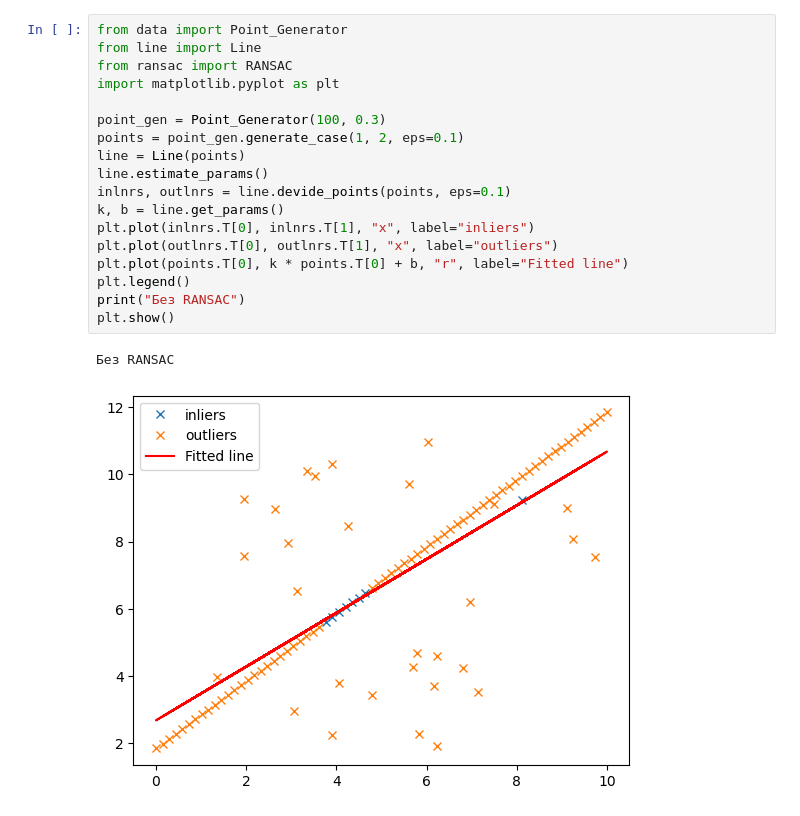
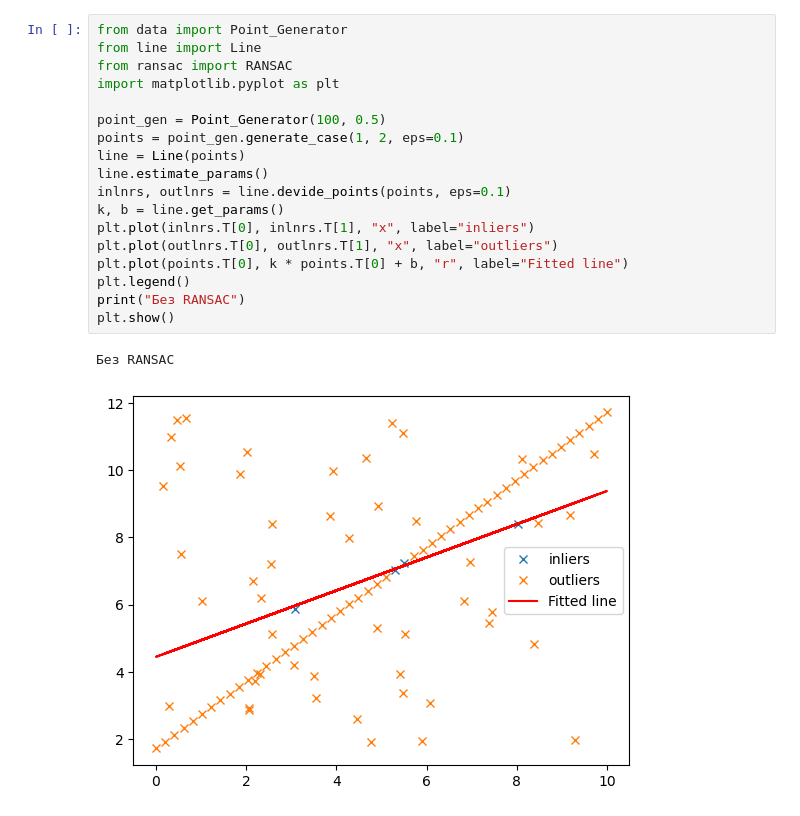
Before and after one commit to Violonur-PavelBI/MAI_AI_labs, a Jupyter notebook: 2_sem/4_labs/test.ipynb, the cells around one changed output. Drawn from its saved outputs; the diff is of its cells as text.

```diff
--- a/2_sem/4_labs/test.ipynb
+++ b/2_sem/4_labs/test.ipynb
@@ -1,21 +1,21 @@
 # %%
 from data import Point_Generator
 from line import Line
 from ransac import RANSAC
 import matplotlib.pyplot as plt
 
-point_gen = Point_Generator(100, 0.3)
+point_gen = Point_Generator(100, 0.5)
 points = point_gen.generate_case(1, 2, eps=0.1)
 line = Line(points)
 line.estimate_params()
 inlnrs, outlnrs = line.devide_points(points, eps=0.1)
 k, b = line.get_params()
 plt.plot(inlnrs.T[0], inlnrs.T[1], "x", label="inliers")
 plt.plot(outlnrs.T[0], outlnrs.T[1], "x", label="outliers")
 plt.plot(points.T[0], k * points.T[0] + b, "r", label="Fitted line")
 plt.legend()
 print("Без RANSAC")
 plt.show()
 # %% [output]
 Без RANSAC
-[figure, old version]
+[figure, new version]
```
Also changed, not shown: parts of 1 cell of this notebook, 1 other file.
